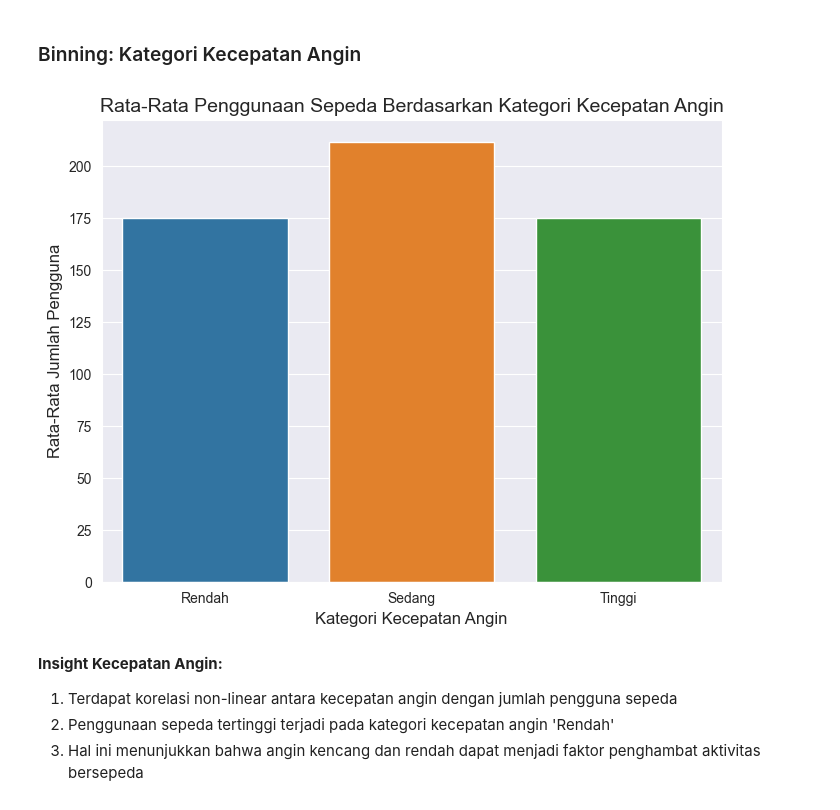
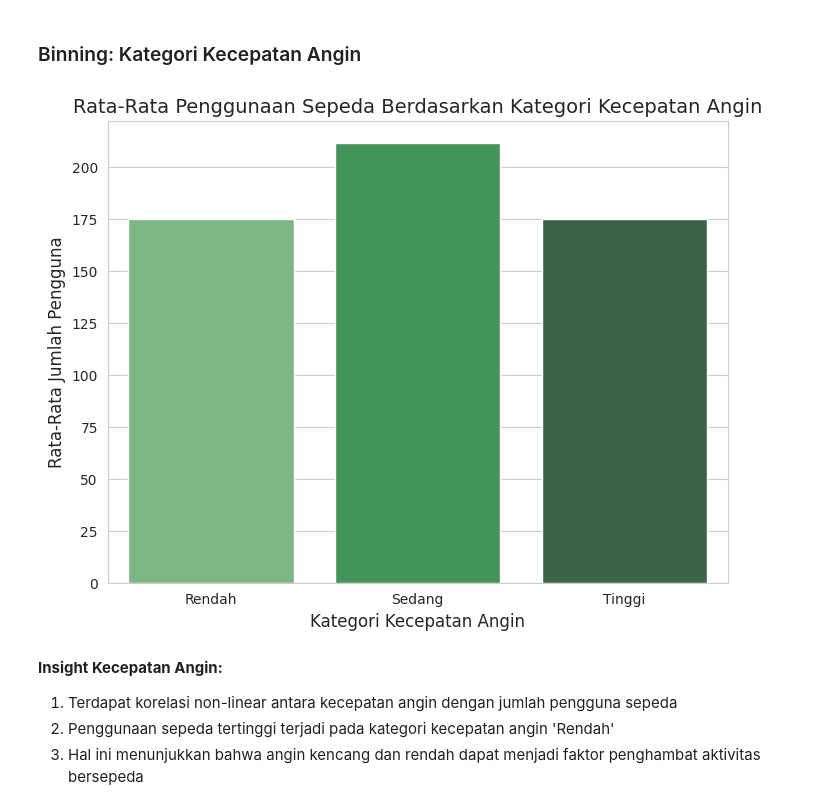
Before and after one commit to FendyDeveloper/analisis-bike-sharing-dataset, a Jupyter notebook: Bike_Sharing_Dataset.ipynb, the cells around one changed output. Saved outputs shown, nothing was run; the diff lists cells and outputs as text; code cells hidden in the pictures.

```diff
--- a/Bike_Sharing_Dataset.ipynb
+++ b/Bike_Sharing_Dataset.ipynb
@@ -20,9 +20,9 @@ import seaborn as sns
 # %% [markdown]
 ### Gathering Data
 # %%
-df = pd.read_csv('data/hour.csv')
+df = pd.read_csv('hour.csv')
 
-# Menampilkan 5 baris pertama
+# Mwmuat 5 data tabel bike sharing
 df.head()
 # %% [output]
 |  | instant | dteday | season | yr | mnth | hr | holiday | weekday | workingday | weathersit | ... |
@@ -262,23 +599,23 @@ plt.show()
 # %%
 # Membuat kolom baru untuk kategori kecepatan angin
 df['windspeed_category'] = pd.cut(
     df['windspeed'],
     bins=[-np.inf, 0.2, 0.5, np.inf],
     labels=["Rendah", "Sedang", "Tinggi"]
 )
 
 # Menampilkan distribusi pengguna berdasarkan kategori kecepatan angin
 windspeed_group = df.groupby('windspeed_category', observed=True)['cnt'].mean().reset_index()
 
 # Visualisasi
 plt.figure(figsize=(8, 6))
-sns.barplot(data=windspeed_group, x='windspeed_category', y='cnt', hue='windspeed_category')
+sns.barplot(data=windspeed_group, x='windspeed_category', y='cnt',palette='Greens_d', hue='windspeed_category')
 plt.title("Rata-Rata Penggunaan Sepeda Berdasarkan Kategori Kecepatan Angin", fontsize=14)
 plt.xlabel("Kategori Kecepatan Angin", fontsize=12)
 plt.ylabel("Rata-Rata Jumlah Pengguna", fontsize=12)
 plt.show()
 # %% [output]
-[figure, old version]
+[figure, new version]
 # %% [markdown]
 **Insight Kecepatan Angin:**
 1. Terdapat korelasi non-linear antara kecepatan angin dengan jumlah pengguna sepeda
```
Also changed, not shown: parts of 33 cells of this notebook, 2 other files.
